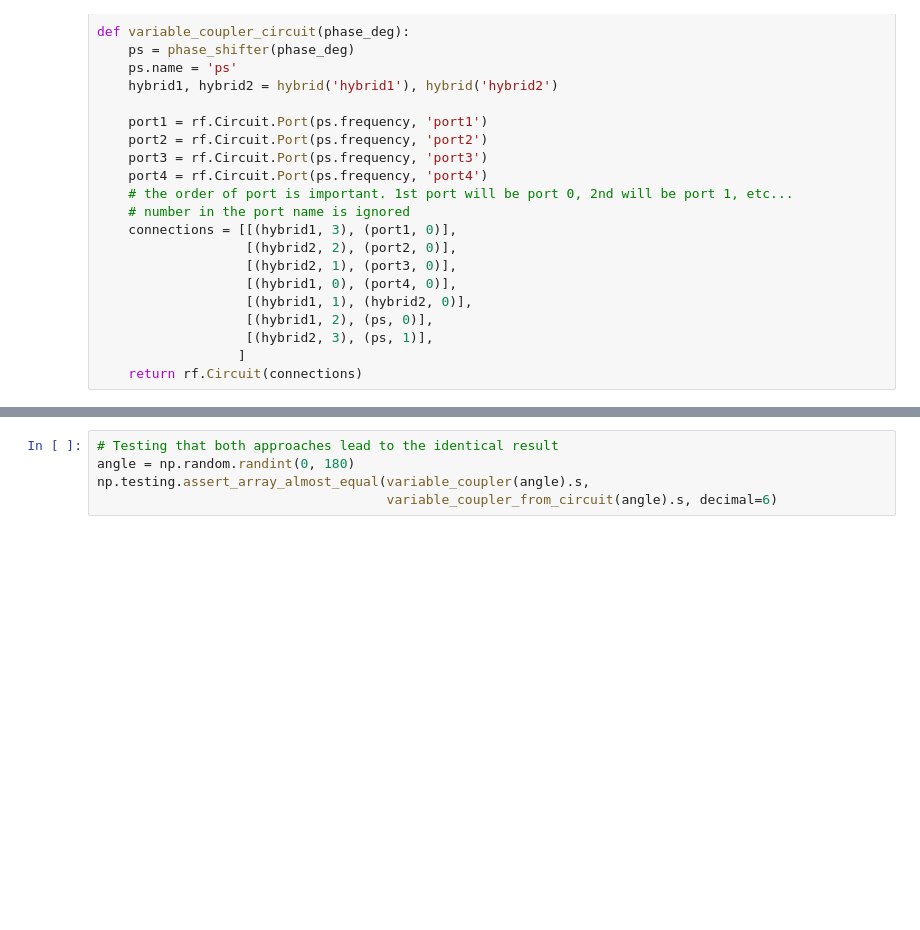
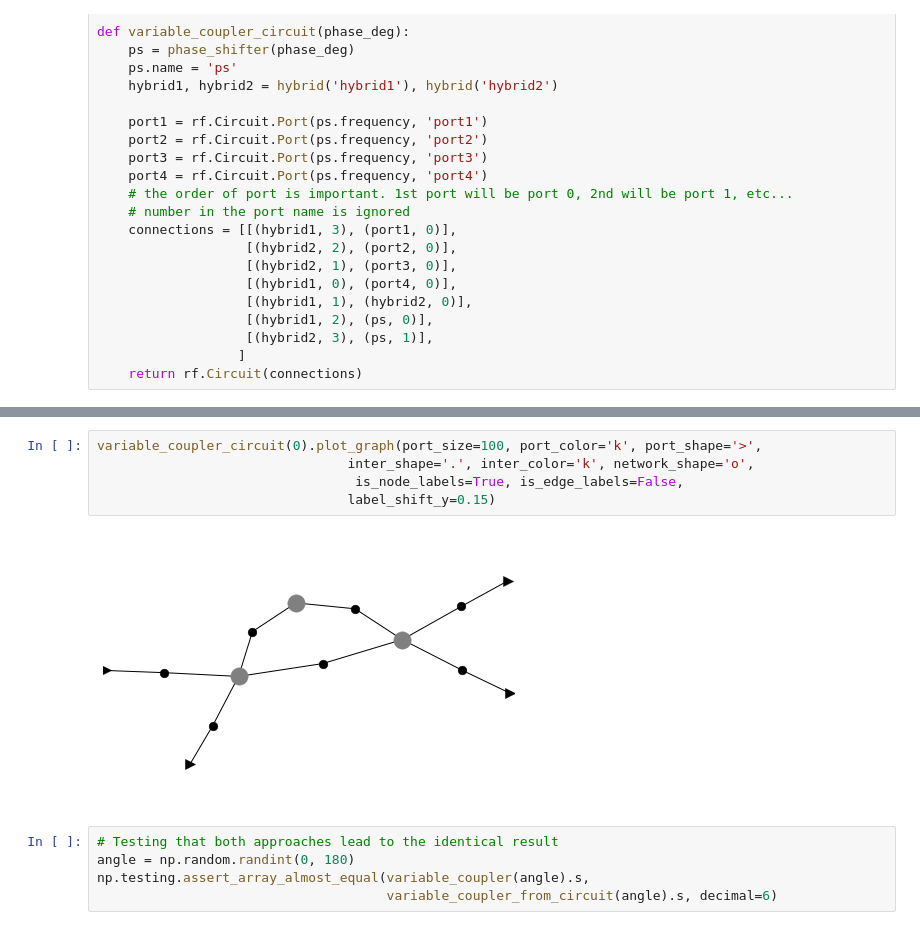
Before and after one commit to Hash--/ICRH, a Jupyter notebook: TWA/Master Fusion Hands-on/Master Fusion Hands-on TWA.ipynb, the cells around one changed output, grey strips where cells are left out. Saved outputs shown, nothing was run; the diff lists cells and outputs as text; blank space fills up the shorter version.

```diff
--- a/TWA/Master Fusion Hands-on/Master Fusion Hands-on TWA.ipynb
+++ b/TWA/Master Fusion Hands-on/Master Fusion Hands-on TWA.ipynb
@@ -177,3 +174,10 @@ fig, ax = variable_coupler_circuit(0).plot(port_size=100, port_color='k', port_s
+# %%
+variable_coupler_circuit(0).plot_graph(port_size=100, port_color='k', port_shape='>',
+                                inter_shape='.', inter_color='k', network_shape='o',
+                                 is_node_labels=True, is_edge_labels=False,
+                                label_shift_y=0.15)
+# %% [output]
+[figure, added]
 # %%
 # Testing that both approaches lead to the identical result
 angle = np.random.randint(0, 180)
```
Also changed, not shown: parts of 11 cells of this notebook.
